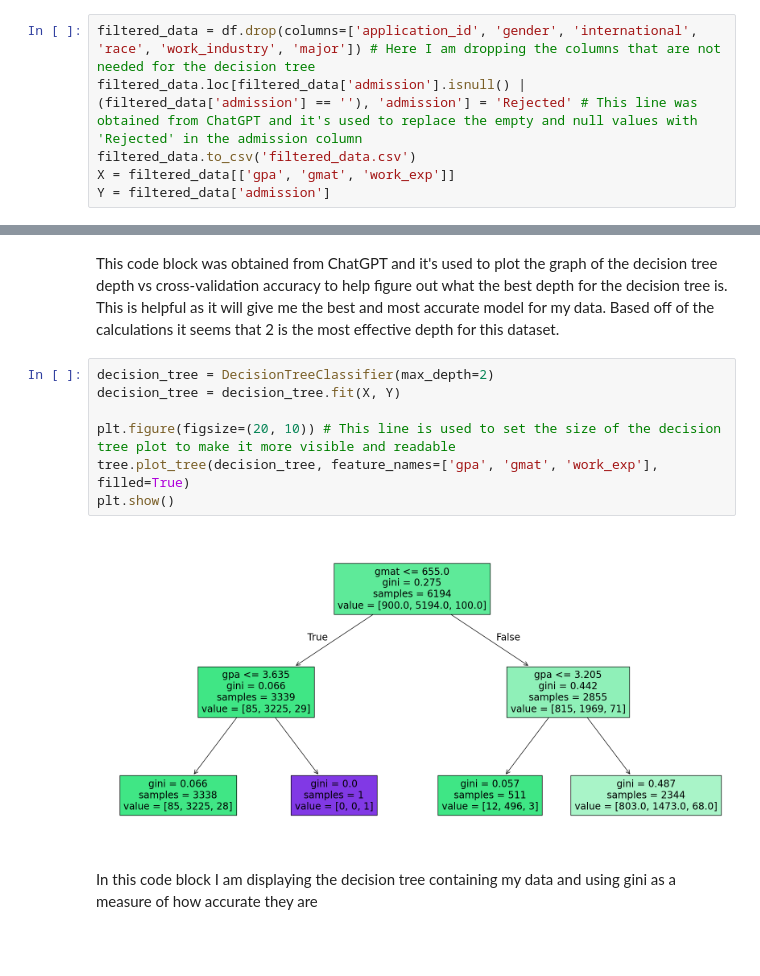
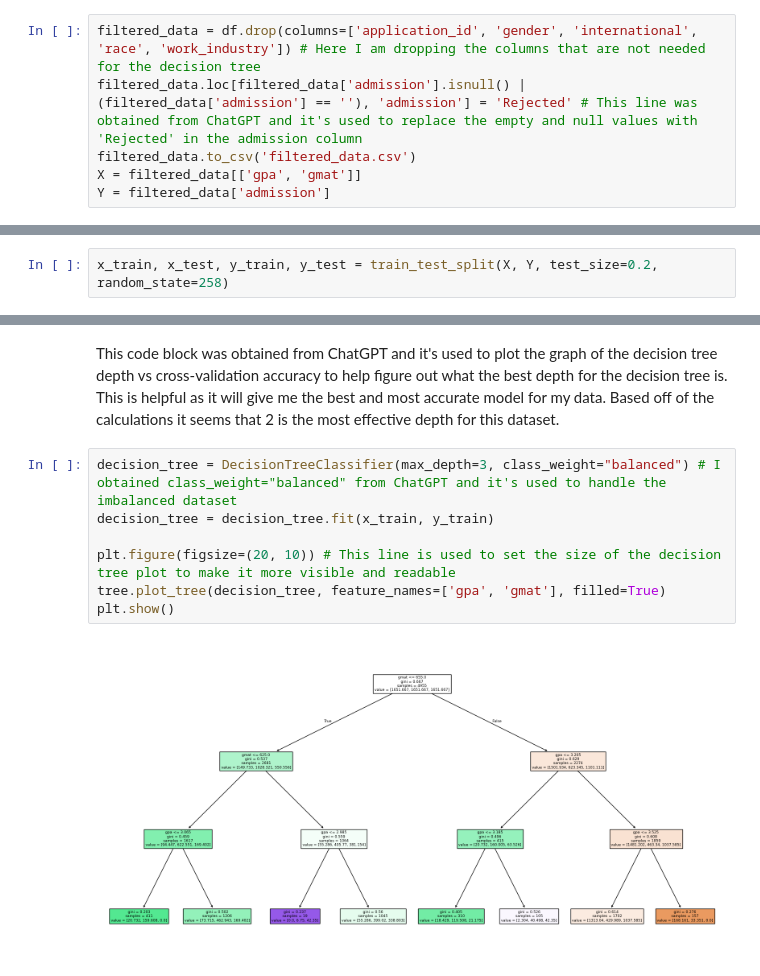
Before and after one commit to DoyleAaron/Data-Science-Year-4, a Jupyter notebook: College-Acceptance/CollegeAcceptance.ipynb, the cells around one changed output, grey strips where cells are left out. Saved outputs shown, nothing was run; the diff lists cells and outputs as text; blank space fills up the shorter version.

```diff
--- a/College-Acceptance/CollegeAcceptance.ipynb
+++ b/College-Acceptance/CollegeAcceptance.ipynb
@@ -14,8 +16,8 @@ df = pd.read_csv('Acceptance.csv')
 # %% [markdown]
 This is just to import the necessary libraries that I'm going to need for my model and using pandas to import and read the CSV containing my dataset.
 # %%
-filtered_data = df.drop(columns=['application_id', 'gender', 'international', 'race', 'work_industry', 'major']) # Here I am dropping the columns that are not needed for the decision tree
+filtered_data = df.drop(columns=['application_id', 'gender', 'international', 'race', 'work_industry']) # Here I am dropping the columns that are not needed for the decision tree
 filtered_data.loc[filtered_data['admission'].isnull() | (filtered_data['admission'] == ''), 'admission'] = 'Rejected' # This line was obtained from ChatGPT and it's used to replace the empty and null values with 'Rejected' in the admission column
 filtered_data.to_csv('filtered_data.csv')
-X = filtered_data[['gpa', 'gmat', 'work_exp']]
+X = filtered_data[['gpa', 'gmat']]
 Y = filtered_data['admission']
@@ -21,0 +26,2 @@ Y = filtered_data['admission']
+# %%
+x_train, x_test, y_train, y_test = train_test_split(X, Y, test_size=0.2, random_state=258)
@@ -42,13 +50,11 @@ plt.show()
 # %% [markdown]
 This code block was obtained from ChatGPT and it's used to plot the graph of the decision tree depth vs cross-validation accuracy to help figure out what the best depth for the decision tree is. This is helpful as it will give me the best and most accurate model for my data. Based off of the calculations it seems that 2 is the most effective depth for this dataset.
 # %%
-decision_tree = DecisionTreeClassifier(max_depth=2)
-decision_tree = decision_tree.fit(X, Y)
+decision_tree = DecisionTreeClassifier(max_depth=3, class_weight="balanced") # I obtained class_weight="balanced" from ChatGPT and it's used to handle the imbalanced dataset
+decision_tree = decision_tree.fit(x_train, y_train)
 
 plt.figure(figsize=(20, 10)) # This line is used to set the size of the decision tree plot to make it more visible and readable
-tree.plot_tree(decision_tree, feature_names=['gpa', 'gmat', 'work_exp'], filled=True)
+tree.plot_tree(decision_tree, feature_names=['gpa', 'gmat'], filled=True)
 plt.show()
 # %% [output]
-[figure, old version]
+[figure, new version]
-# %% [markdown]
-In this code block I am displaying the decision tree containing my data and using gini as a measure of how accurate they are
```
Also changed, not shown: parts of 8 cells of this notebook, 1 other file.
